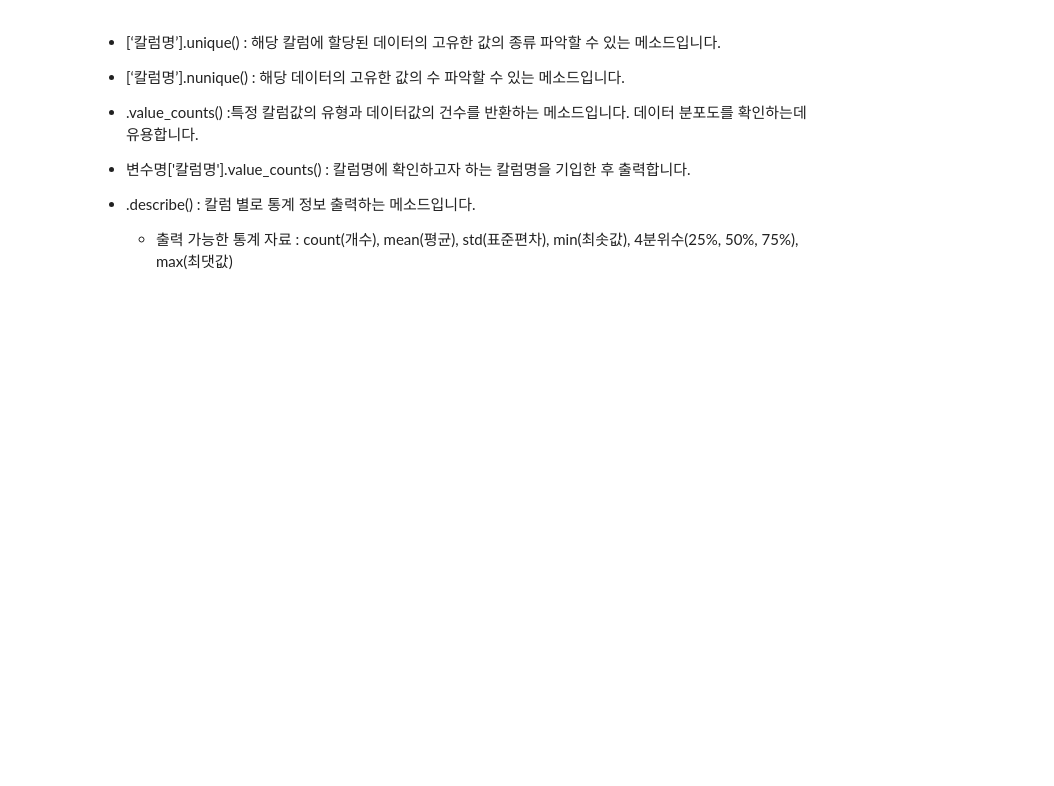
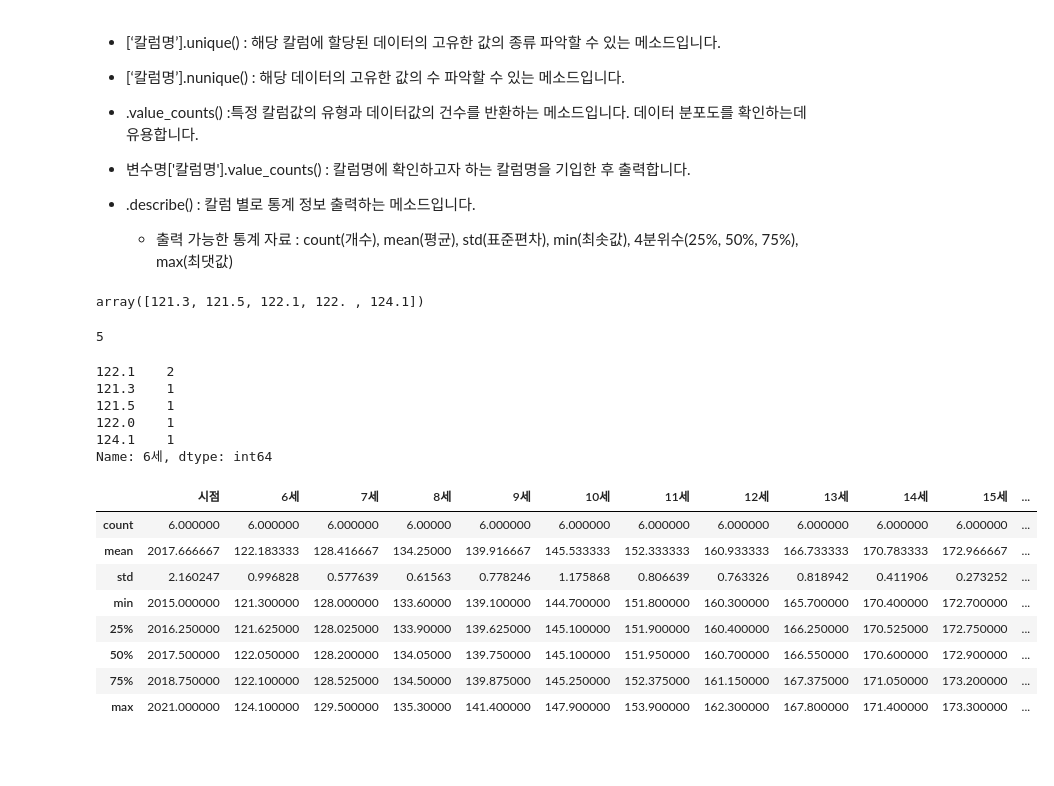
Before and after one commit to Jihyun-Eun/Python-ML-Bio, a Jupyter notebook: Pandas_review.ipynb, the cells around one changed output. Cells and saved outputs as stored; diff of their text form; code cells hidden in the pictures; blank space fills up the shorter version.

Commit message:
Colaboratory를 통해 생성됨

```diff
--- a/Pandas_review.ipynb
+++ b/Pandas_review.ipynb
@@ -200,6 +282,8 @@ https://kosis.kr/statHtml/statHtml.do?orgId=112&tblId=TX_11202_A001&vw_cd=MT_ZTI
 -- 해결책 (2) - encoding='utf-8'
 -- 해결책 (3) - encoding='cp949'  # 한글이 깨지거나 읽을 때 오류가 발생한다면
 -- 해결책 (4) - Excel에서 인코딩 옵션 변경 (다른 이름으로 저장에서 - CSV UTF-8 (쉼표로 분리) 로 변경하여 저장)
+# %%
+df=pd.read_csv('/content/drive/MyDrive/Colab Notebooks/student.csv',encoding='cp949')
 # %% [markdown]
 ㅤ
 # %% [markdown]
@@ -263,6 +434,37 @@ array 형태로 모든 데이터 값이 출력됩니다.
 *   .describe() : 칼럼 별로 통계 정보 출력하는 메소드입니다.
 
     - 출력 가능한 통계 자료 : count(개수), mean(평균), std(표준편차), min(최솟값), 4분위수(25%, 50%, 75%), max(최댓값)
+# %%
+df['6세'].unique()
+# %% [output]
+array([121.3, 121.5, 122.1, 122. , 124.1])
+# %%
+df['6세'].nunique()
+# %% [output]
+5
+# %%
+value_count=df['6세'].value_counts()
+print(value_count)
+# %% [output]
+122.1    2
+121.3    1
+121.5    1
+122.0    1
+124.1    1
+Name: 6세, dtype: int64
+# %%
+df.describe(include='all')
+#include='all' 하면 데이터형에 상관없이 모두 출력
+# %% [output]
+|  | 시점 | 6세 | 7세 | 8세 | 9세 | 10세 | 11세 | 12세 | 13세 | 14세 | 15세 | ... |
+| count | 6.000000 | 6.000000 | 6.000000 | 6.00000 | 6.000000 | 6.000000 | 6.000000 | 6.000000 | 6.000000 | 6.000000 | 6.000000 | ... |
+| mean | 2017.666667 | 122.183333 | 128.416667 | 134.25000 | 139.916667 | 145.533333 | 152.333333 | 160.933333 | 166.733333 | 170.783333 | 172.966667 | ... |
+| std | 2.160247 | 0.996828 | 0.577639 | 0.61563 | 0.778246 | 1.175868 | 0.806639 | 0.763326 | 0.818942 | 0.411906 | 0.273252 | ... |
+| min | 2015.000000 | 121.300000 | 128.000000 | 133.60000 | 139.100000 | 144.700000 | 151.800000 | 160.300000 | 165.700000 | 170.400000 | 172.700000 | ... |
+| 25% | 2016.250000 | 121.625000 | 128.025000 | 133.90000 | 139.625000 | 145.100000 | 151.900000 | 160.400000 | 166.250000 | 170.525000 | 172.750000 | ... |
+| 50% | 2017.500000 | 122.050000 | 128.200000 | 134.05000 | 139.750000 | 145.100000 | 151.950000 | 160.700000 | 166.550000 | 170.600000 | 172.900000 | ... |
+| 75% | 2018.750000 | 122.100000 | 128.525000 | 134.50000 | 139.875000 | 145.250000 | 152.375000 | 161.150000 | 167.375000 | 171.050000 | 173.200000 | ... |
+| max | 2021.000000 | 124.100000 | 129.500000 | 135.30000 | 141.400000 | 147.900000 | 153.900000 | 162.300000 | 167.800000 | 171.400000 | 173.300000 | ... |
 # %% [markdown]
 ㅤ
 # %% [markdown]
```
Also changed, not shown: parts of 41 cells of this notebook.
